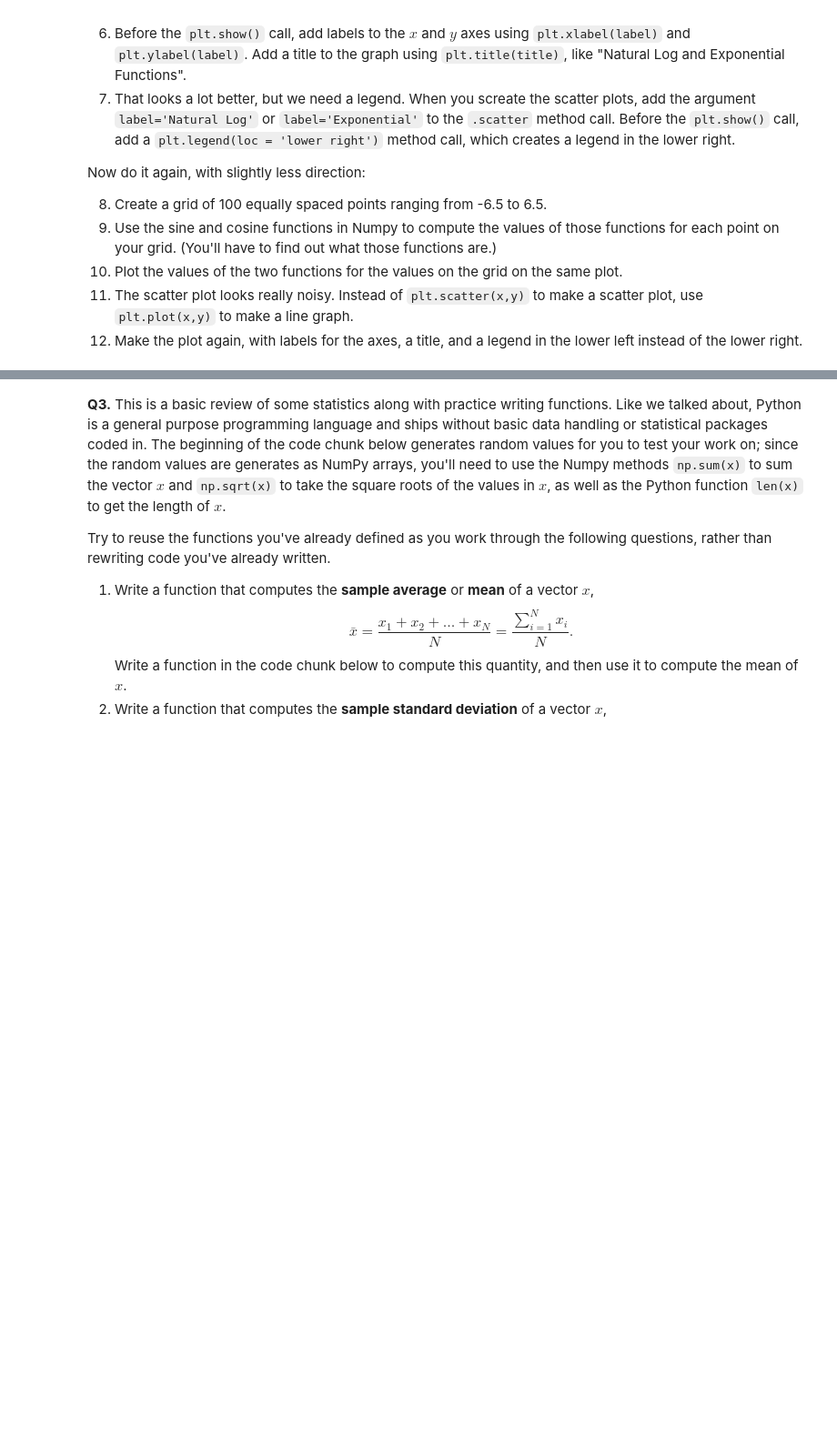
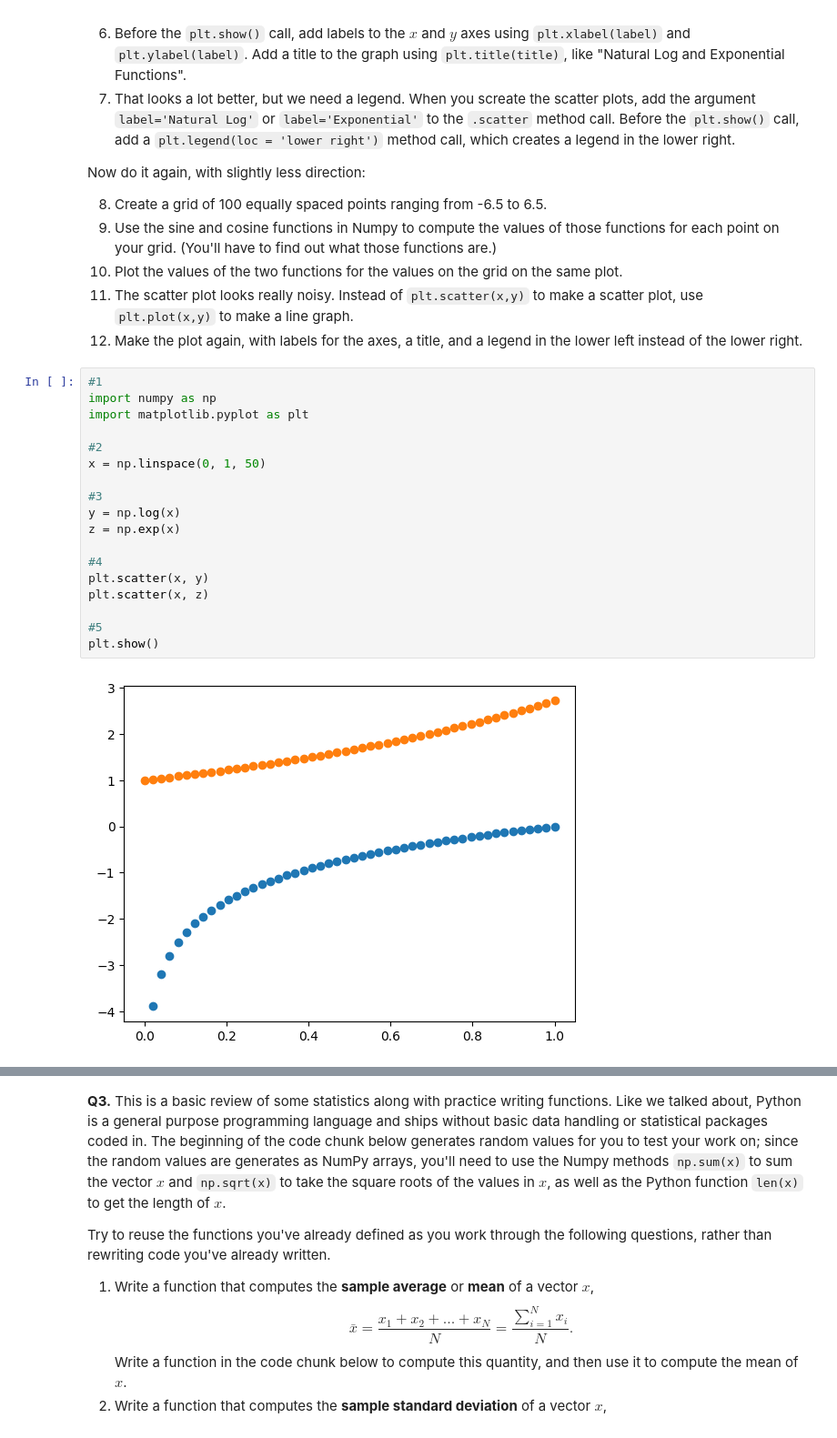
Before and after one commit to ronitreddy/assignment1, a Jupyter notebook: assignment_programming.ipynb, the cells around one changed output, grey strips where cells are left out. Shown: that part at 91% size. Cells and saved outputs as stored; diff of their text form; blank space fills up the shorter version.

Commit message:
Edited Q2 to show iterative building process

```diff
--- a/assignment_programming.ipynb
+++ b/assignment_programming.ipynb
@@ -36,6 +36,26 @@ Now do it again, with slightly less direction:
 10. Plot the values of the two functions for the values on the grid on the same plot.
 11. The scatter plot looks really noisy. Instead of `plt.scatter(x,y)` to make a scatter plot, use `plt.plot(x,y)` to make a line graph.
 12. Make the plot again, with labels for the axes, a title, and a legend in the lower left instead of the lower right.
+# %%
+#1
+import numpy as np
+import matplotlib.pyplot as plt
+
+#2
+x = np.linspace(0, 1, 50)
+
+#3
+y = np.log(x)
+z = np.exp(x)
+
+#4
+plt.scatter(x, y)
+plt.scatter(x, z)
+
+#5
+plt.show()
+# %% [output]
+[figure, added]
 # %%
 #1
 import numpy as np
```
Also changed, not shown: parts of 4 cells of this notebook.
